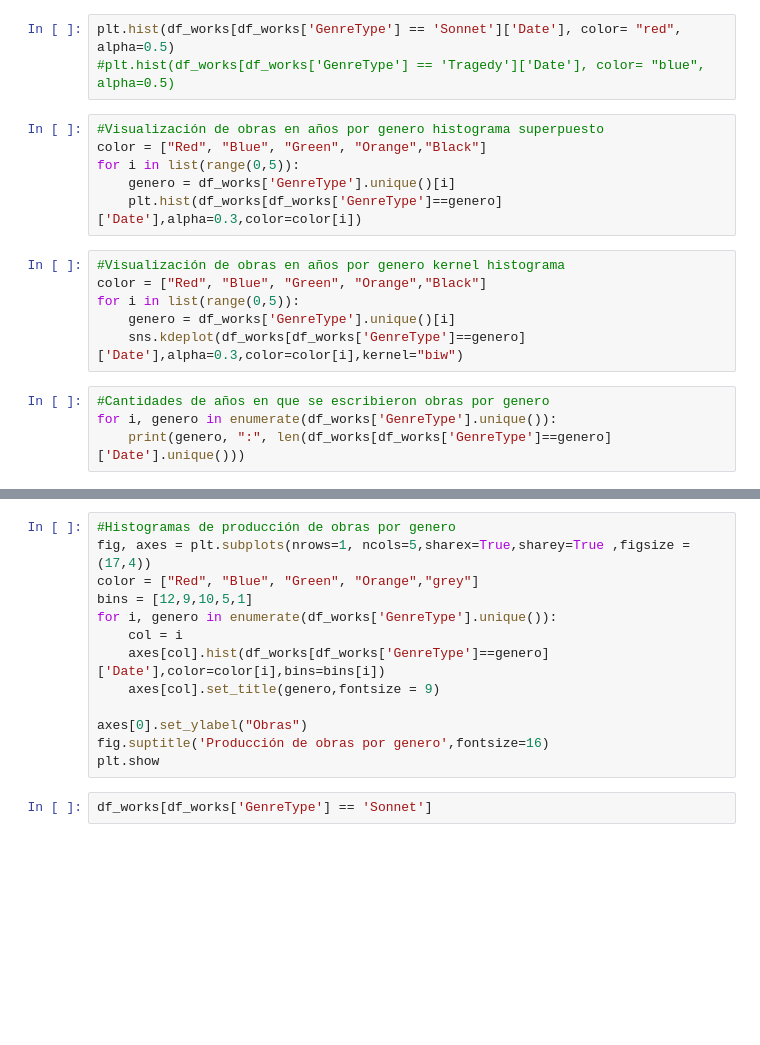
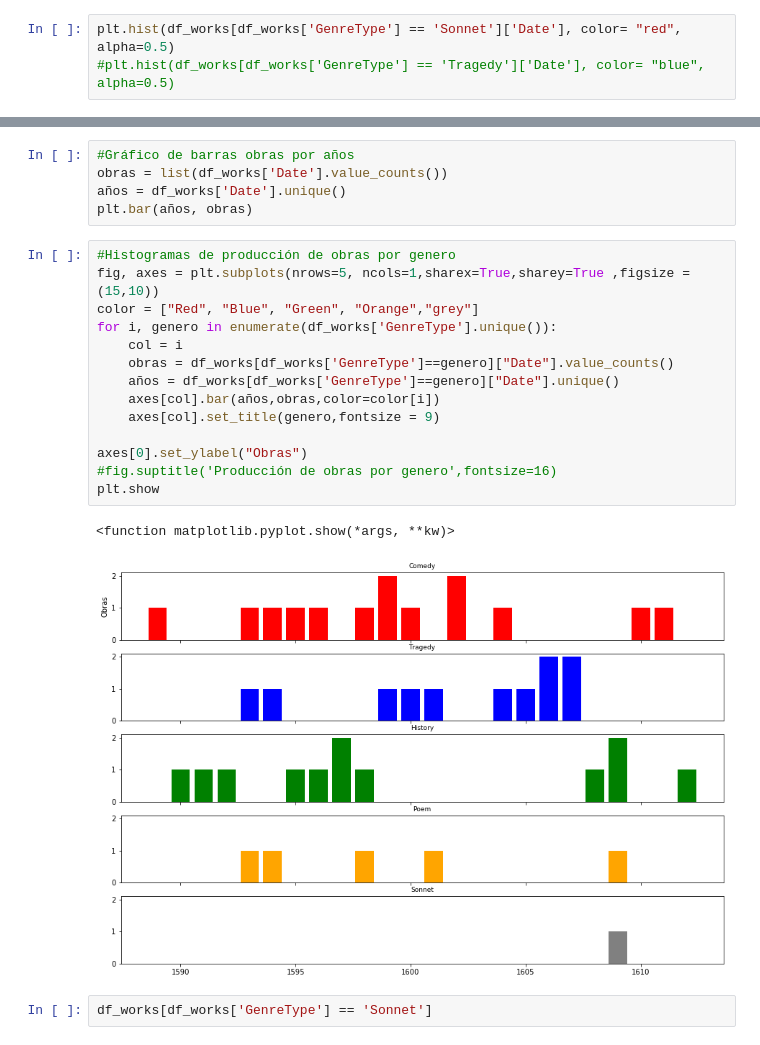
Before and after one commit to srobaina99/Introducci-n-a-ciencia-de-datos, a Jupyter notebook: shakespeare_t1.ipynb, the cells around one changed output, grey strips where cells are left out. Saved outputs shown, nothing was run; the diff lists cells and outputs as text; blank space fills up the shorter version.

Commit message:
incluyo gráfico de barras por años y generos

```diff
--- a/shakespeare_t1.ipynb
+++ b/shakespeare_t1.ipynb
@@ -208,19 +208,3 @@ Entre el 1953 y el 1601 hay una racha de más de dos publicaciones
 # %%
 plt.hist(df_works[df_works['GenreType'] == 'Sonnet']['Date'], color= "red", alpha=0.5)
 #plt.hist(df_works[df_works['GenreType'] == 'Tragedy']['Date'], color= "blue", alpha=0.5)
-# %%
-#Visualización de obras en años por genero histograma superpuesto
-color = ["Red", "Blue", "Green", "Orange","Black"]
-for i in list(range(0,5)):
-    genero = df_works['GenreType'].unique()[i]
-    plt.hist(df_works[df_works['GenreType']==genero]['Date'],alpha=0.3,color=color[i])
-# %%
-#Visualización de obras en años por genero kernel histograma
-color = ["Red", "Blue", "Green", "Orange","Black"]
-for i in list(range(0,5)):
-    genero = df_works['GenreType'].unique()[i]
-    sns.kdeplot(df_works[df_works['GenreType']==genero]['Date'],alpha=0.3,color=color[i],kernel="biw")
-# %%
-#Cantidades de años en que se escribieron obras por genero
-for i, genero in enumerate(df_works['GenreType'].unique()):
-    print(genero, ":", len(df_works[df_works['GenreType']==genero]['Date'].unique()))
@@ -227,16 +222,25 @@ for i, genero in enumerate(df_works['GenreType'].unique()):
+# %%
+#Gráfico de barras obras por años
+obras = list(df_works['Date'].value_counts())
+años = df_works['Date'].unique()
+plt.bar(años, obras)
 # %%
 #Histogramas de producción de obras por genero
-fig, axes = plt.subplots(nrows=1, ncols=5,sharex=True,sharey=True ,figsize = (17,4))
+fig, axes = plt.subplots(nrows=5, ncols=1,sharex=True,sharey=True ,figsize = (15,10))
 color = ["Red", "Blue", "Green", "Orange","grey"]
-bins = [12,9,10,5,1]
 for i, genero in enumerate(df_works['GenreType'].unique()):
     col = i
-    axes[col].hist(df_works[df_works['GenreType']==genero]['Date'],color=color[i],bins=bins[i])
+    obras = df_works[df_works['GenreType']==genero]["Date"].value_counts()
+    años = df_works[df_works['GenreType']==genero]["Date"].unique()
+    axes[col].bar(años,obras,color=color[i])
     axes[col].set_title(genero,fontsize = 9)
 
 axes[0].set_ylabel("Obras")
-fig.suptitle('Producción de obras por genero',fontsize=16)
+#fig.suptitle('Producción de obras por genero',fontsize=16)
 plt.show
+# %% [output]
+<function matplotlib.pyplot.show(*args, **kw)>
+[figure, added]
 # %%
 df_works[df_works['GenreType'] == 'Sonnet']
 # %% [markdown]
```
Also changed, not shown: parts of 2 cells of this notebook, 1 other file.
